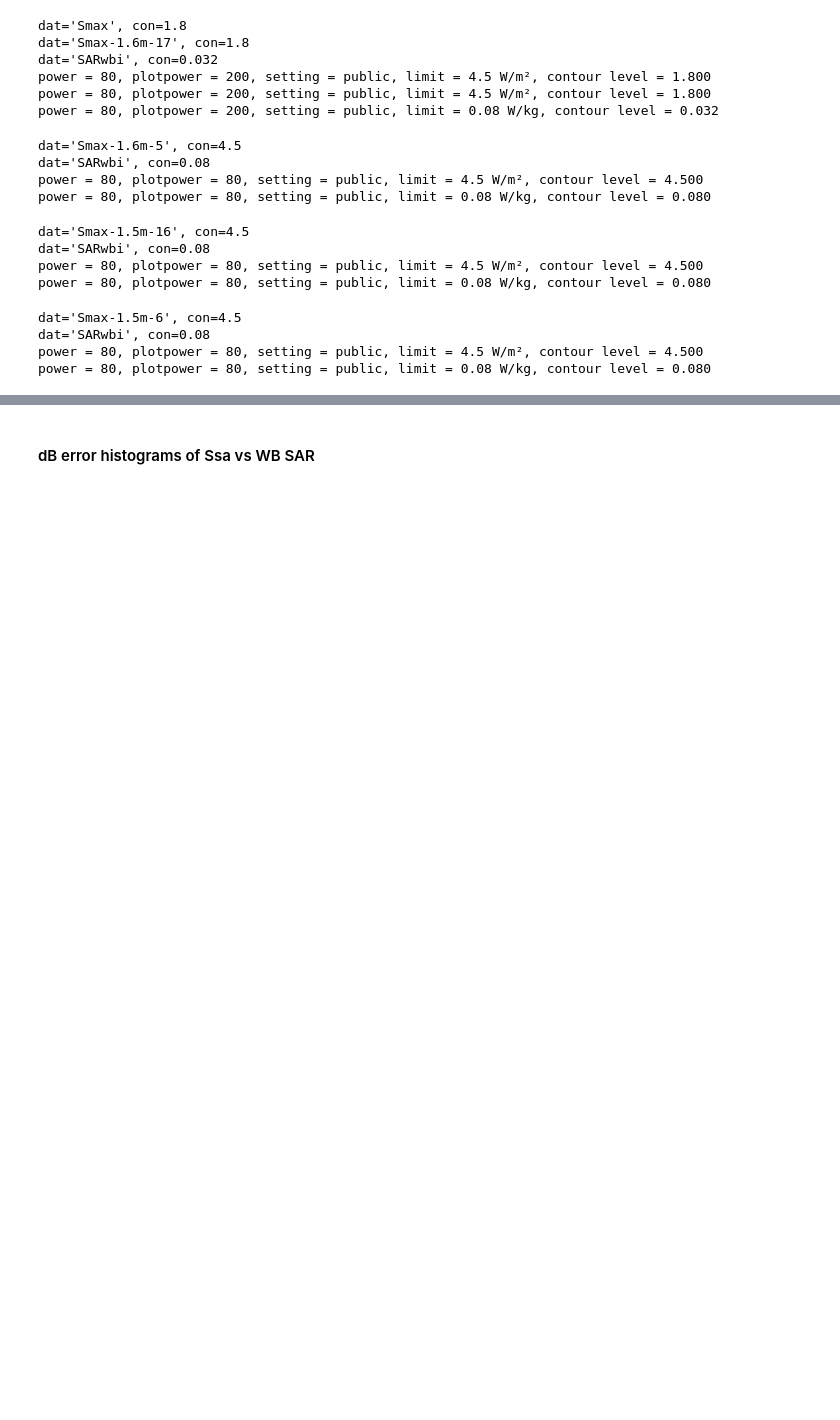
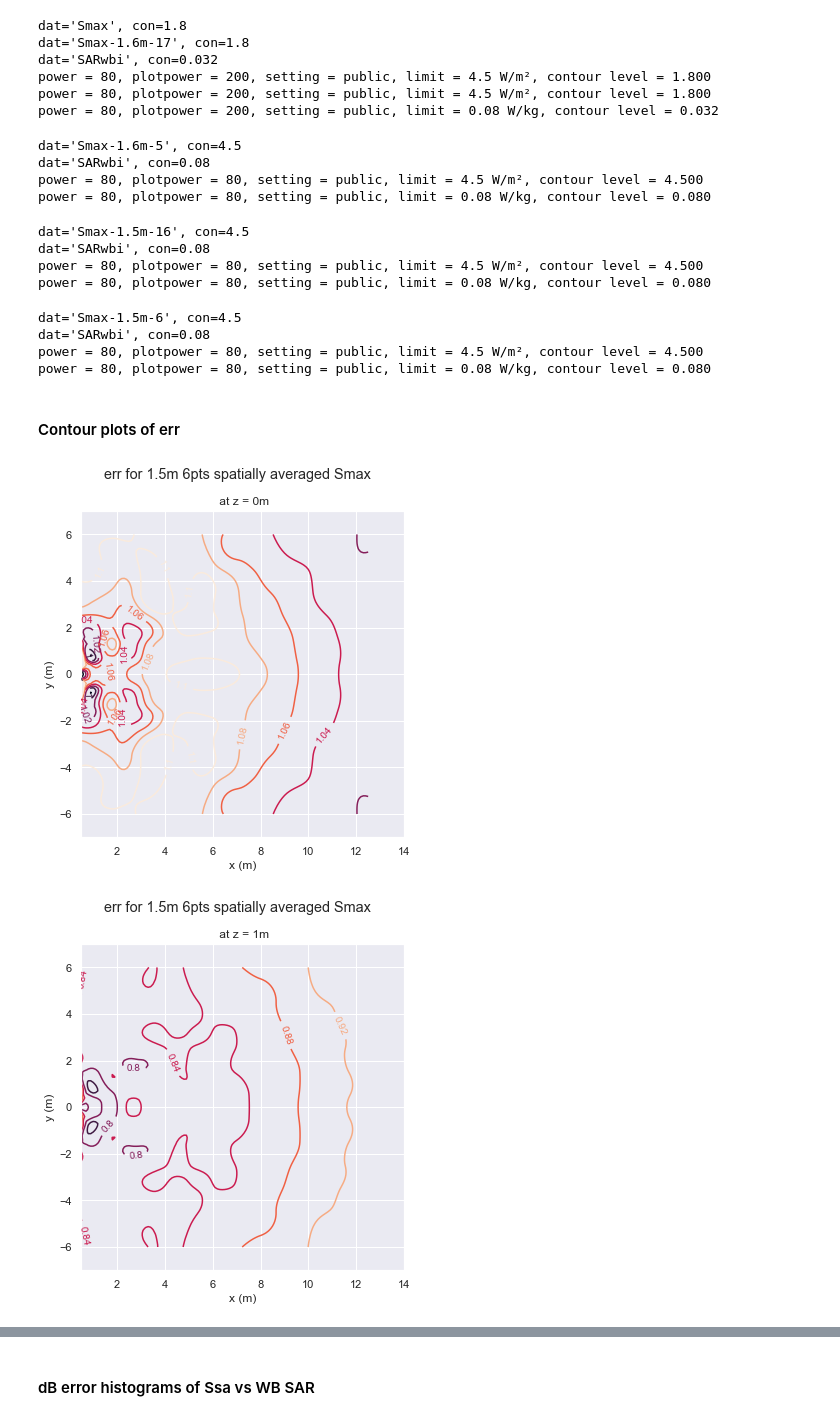
Before and after one commit to dreme/spatial-averaging-wg, a Jupyter notebook: notebooks/SpatAvg_MBSpanel.ipynb, the cells around one changed output, grey strips where cells are left out. Cells and saved outputs as stored; diff of their text form; code cells hidden in the pictures; blank space fills up the shorter version.

```diff
--- a/notebooks/SpatAvg_MBSpanel.ipynb
+++ b/notebooks/SpatAvg_MBSpanel.ipynb
@@ -807,3 +852,17 @@ dat='Smax-1.5m-6', con=4.5
 dat='SARwbi', con=0.08
 power = 80, plotpower = 80, setting = public, limit = 4.5 W/m², contour level = 4.500
 power = 80, plotpower = 80, setting = public, limit = 0.08 W/kg, contour level = 0.080
+# %% [markdown]
+#### Contour plots of err
+# %%
+Ssa = 'err15m6'
+zlist = [0,1,2]
+for i, z in enumerate(zlist):
+    ax = R.mcp(Ssa,d='z',L=z,nc=5)
+    fig = plt.gcf()
+    fig.suptitle(R.datatitles[Ssa])
+    ax.set_title(f'\n at z = {z}m')
+    fig.savefig('..\plots\contour '+ Ssa + f'z={z}')
+# %% [output]
+[figure, added]
+[figure, added]
```
Also changed, not shown: parts of 21 cells of this notebook, 14 other files.
